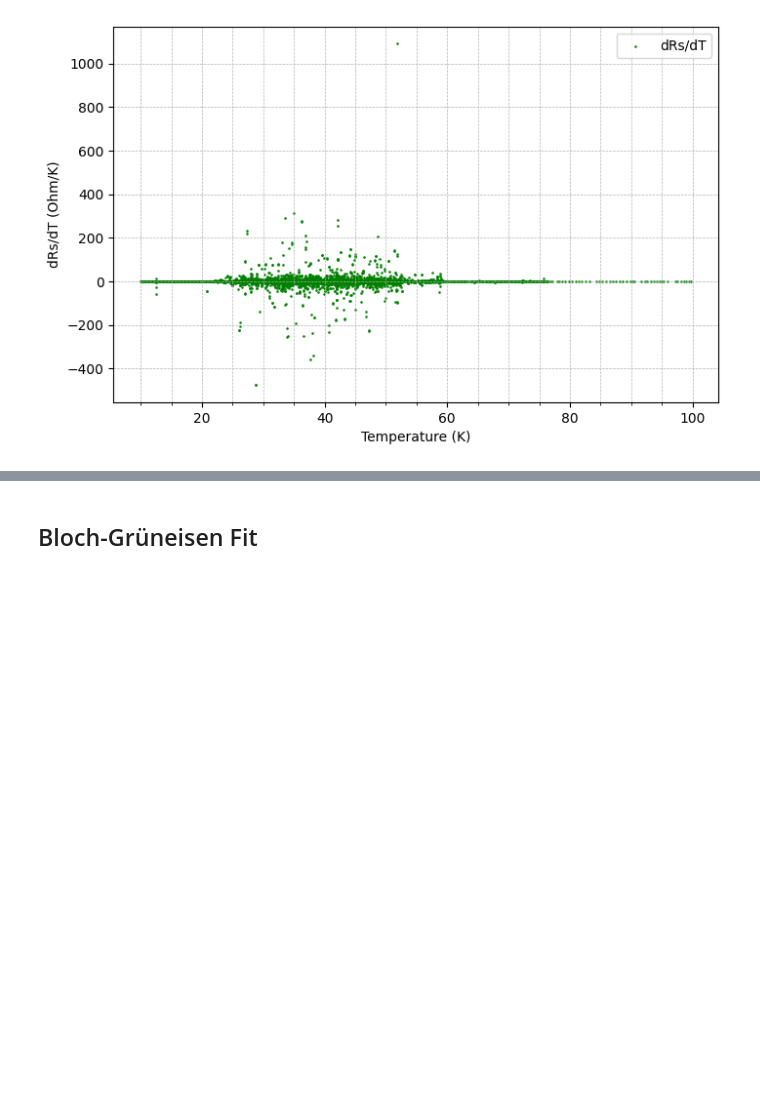
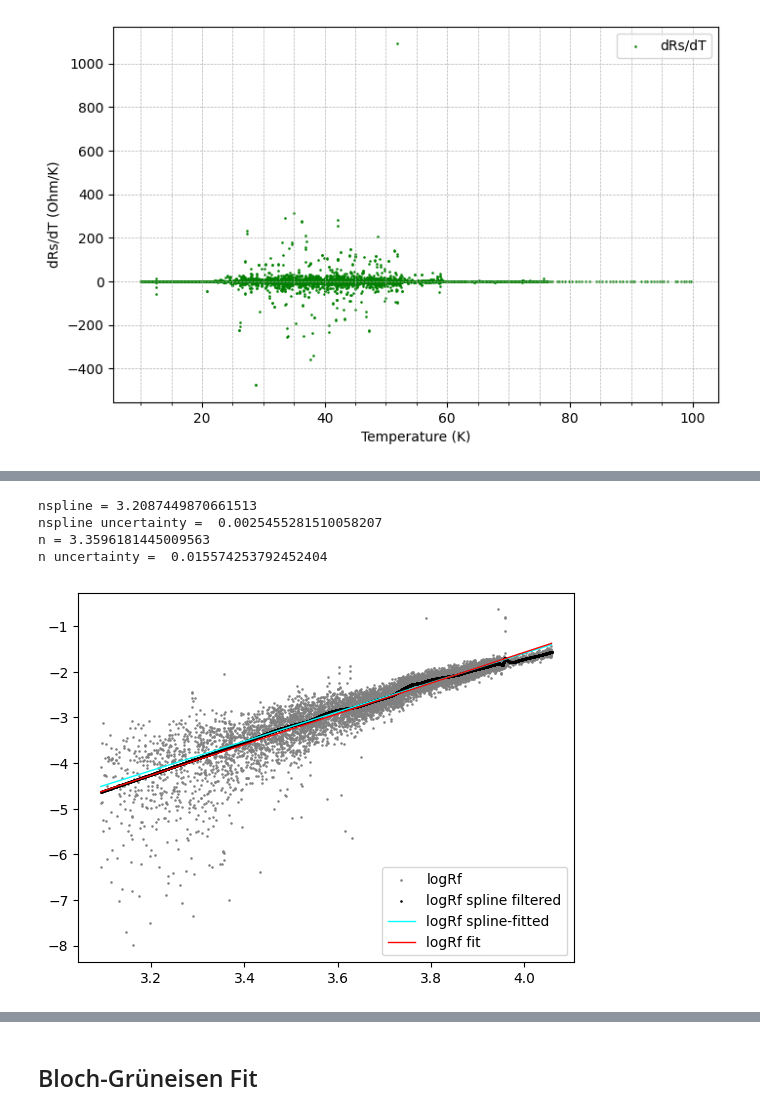
Before and after one commit to gamberoillecito/Nb-Characterization, a Jupyter notebook: R-vs-T/VdP_dataline.ipynb, the cells around one changed output, grey strips where cells are left out. Cells and saved outputs as stored; diff of their text form; code cells hidden in the pictures; blank space fills up the shorter version.

```diff
--- a/R-vs-T/VdP_dataline.ipynb
+++ b/R-vs-T/VdP_dataline.ipynb
@@ -402,0 +447,46 @@ plt.scatter(Tf, Rs, s = .7, color='blue' )
+# %%
+# Filter the first portion of the curve
+logTspline = []
+logRR0spline = []
+T_compspline = []
+Rs_compspline = []
+
+i=0
+
+while (Tf[i]<t_u):
+
+    if (Tf[i]>t_l):
+        T_compspline.append(Tf[i])
+        Rs_compspline.append(Rs[i])
+        # logT.append(np.log(Tf[i]))
+        # logRR0.append(np.log(np.abs(Rs[i] - Rho_0)))
+
+        if (Rs_spline[i]-Rho_0)>0:
+            logTspline.append(np.log(Tf[i]))
+            logRR0spline.append(np.log(Rs_spline[i]- Rho_0))
+    i+=1
+
+# Perform the fit
+coeff_logspline = np.polyfit(logTspline, logRR0spline, deg=1, cov = True)
+paramsspline, covspline = coeff_logspline
+
+paramsspline = np.squeeze(paramsspline)
+covspline = np.squeeze(covspline)
+n_spline = paramsspline[0]
+print('nspline =', n_spline)
+print('nspline uncertainty = ', np.sqrt(covspline[0][0]))
+print('n =', n)
+print('n uncertainty = ', np.sqrt(cov[0][0]))
+
+plt.scatter(logT, logRR0, s = .7, color='gray', label="logRf")
+plt.scatter(logTspline, logRR0spline, s = .7, color='black', label="logRf spline filtered")
+plt.plot(logTspline, np.poly1d(paramsspline)(logTspline), linewidth = 1, color = 'cyan', label="logRf spline-fitted")
+plt.plot(logT, np.poly1d(params)(logT), linewidth = 1, color = 'red', label="logRf fit")
+plt.legend()
+plt.show()
+# %% [output]
+nspline = 3.2087449870661513
+nspline uncertainty =  0.0025455281510058207
+n = 3.3596181445009563
+n uncertainty =  0.015574253792452404
+[figure, added]
```
Also changed, not shown: parts of 13 cells of this notebook.
